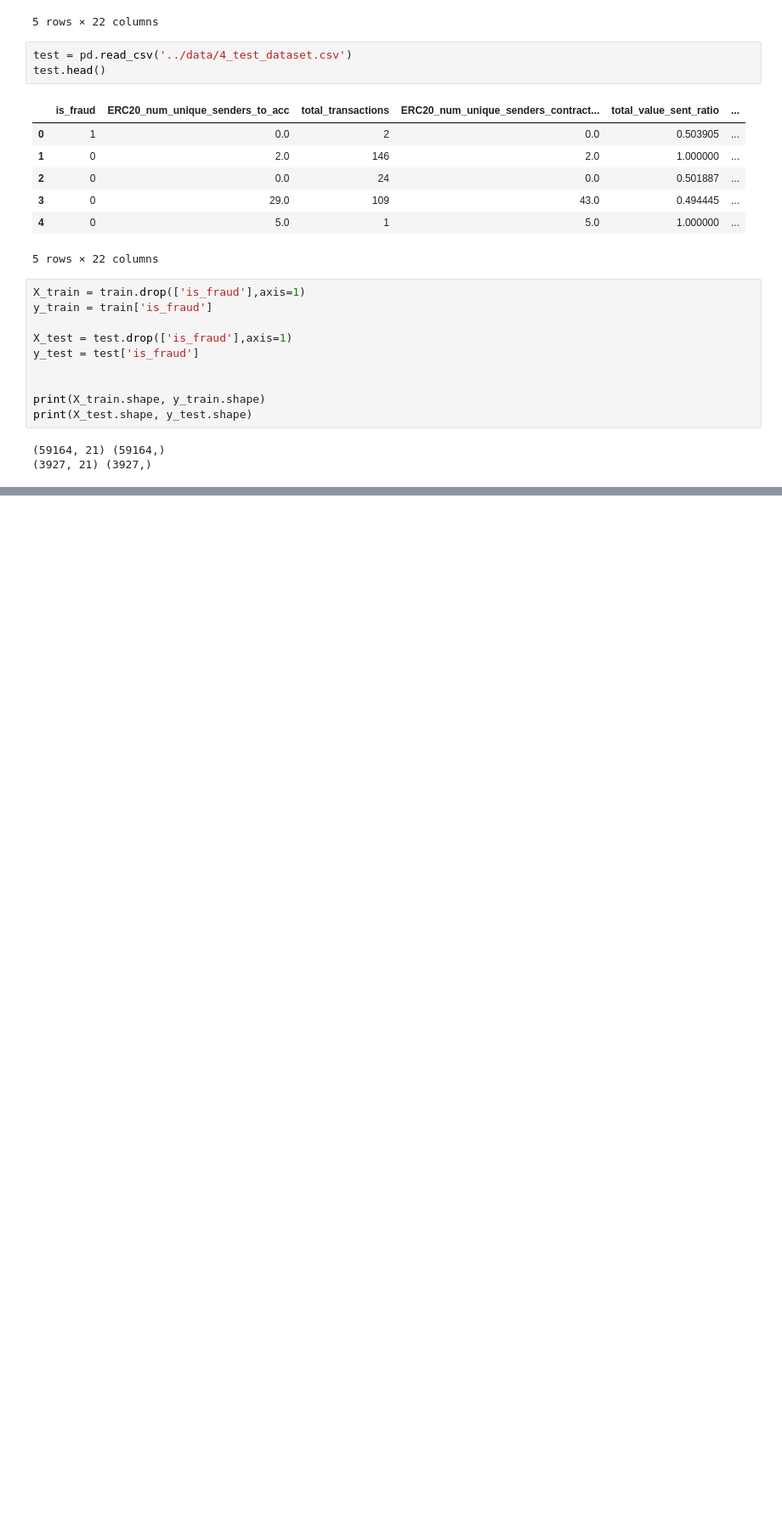
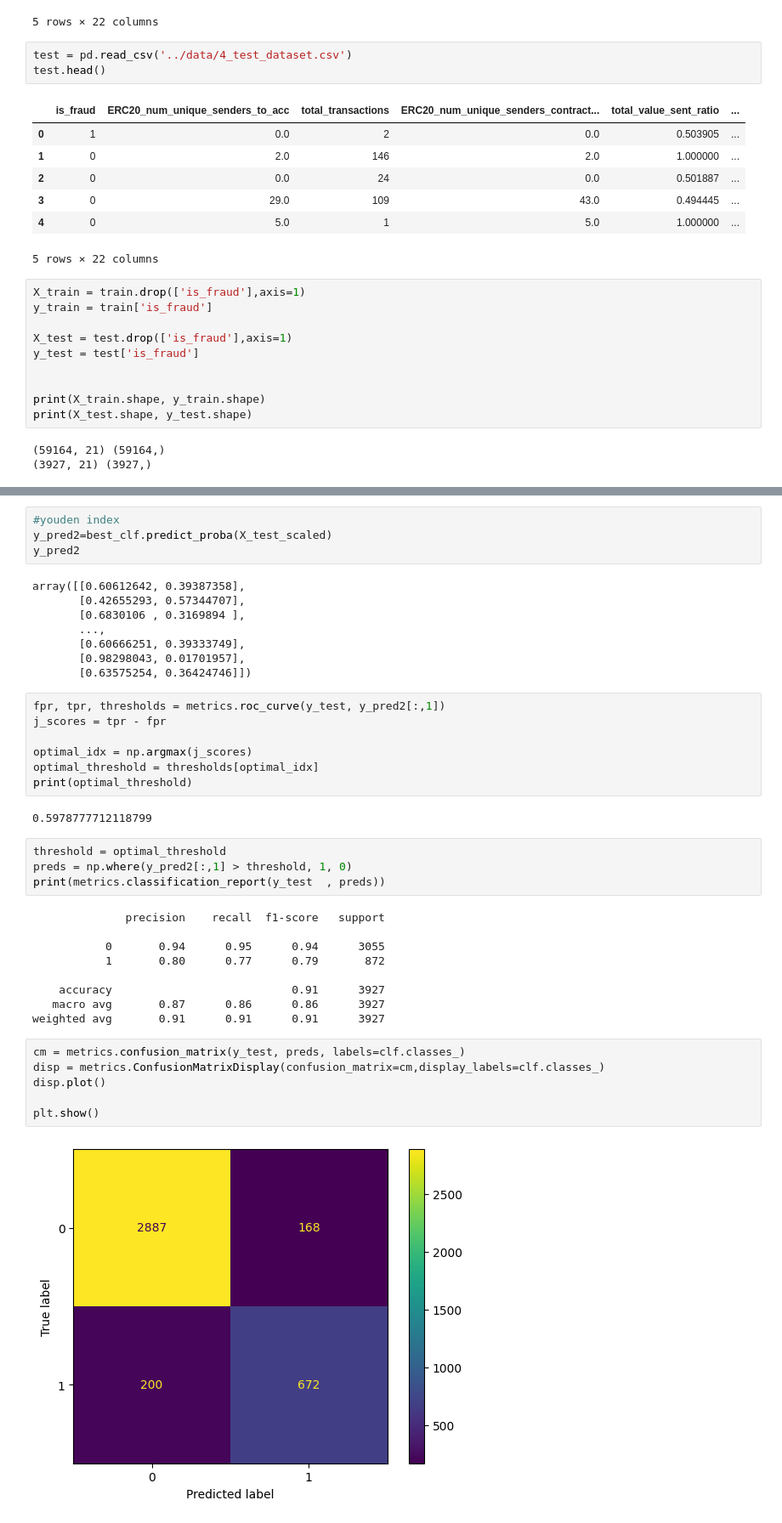
Before and after one commit to ysjprojects/BT4012-Project, a Jupyter notebook: notebooks/Logistic_regression.ipynb, the cells around one changed output, grey strips where cells are left out. Shown at 85% size. Cells and saved outputs as stored; diff of their text form; blank space fills up the shorter version.

```diff
--- a/notebooks/Logistic_regression.ipynb
+++ b/notebooks/Logistic_regression.ipynb
@@ -68,0 +154,42 @@ accuracy: 0.7993379169849758
+# %%
+#youden index
+y_pred2=best_clf.predict_proba(X_test_scaled)
+y_pred2
+# %% [output]
+array([[0.60612642, 0.39387358],
+       [0.42655293, 0.57344707],
+       [0.6830106 , 0.3169894 ],
+       ...,
+       [0.60666251, 0.39333749],
+       [0.98298043, 0.01701957],
+       [0.63575254, 0.36424746]])
+# %%
+fpr, tpr, thresholds = metrics.roc_curve(y_test, y_pred2[:,1])
+j_scores = tpr - fpr
+
+optimal_idx = np.argmax(j_scores)
+optimal_threshold = thresholds[optimal_idx]
+print(optimal_threshold)
+# %% [output]
+0.5978777712118799
+# %%
+threshold = optimal_threshold
+preds = np.where(y_pred2[:,1] > threshold, 1, 0)
+print(metrics.classification_report(y_test  , preds))
+# %% [output]
+              precision    recall  f1-score   support
+
+           0       0.94      0.95      0.94      3055
+           1       0.80      0.77      0.79       872
+
+    accuracy                           0.91      3927
+   macro avg       0.87      0.86      0.86      3927
+weighted avg       0.91      0.91      0.91      3927
+# %%
+cm = metrics.confusion_matrix(y_test, preds, labels=clf.classes_)
+disp = metrics.ConfusionMatrixDisplay(confusion_matrix=cm,display_labels=clf.classes_)
+disp.plot()
+
+plt.show()
+# %% [output]
+[figure, added]
```
Also changed, not shown: parts of 21 cells of this notebook.
